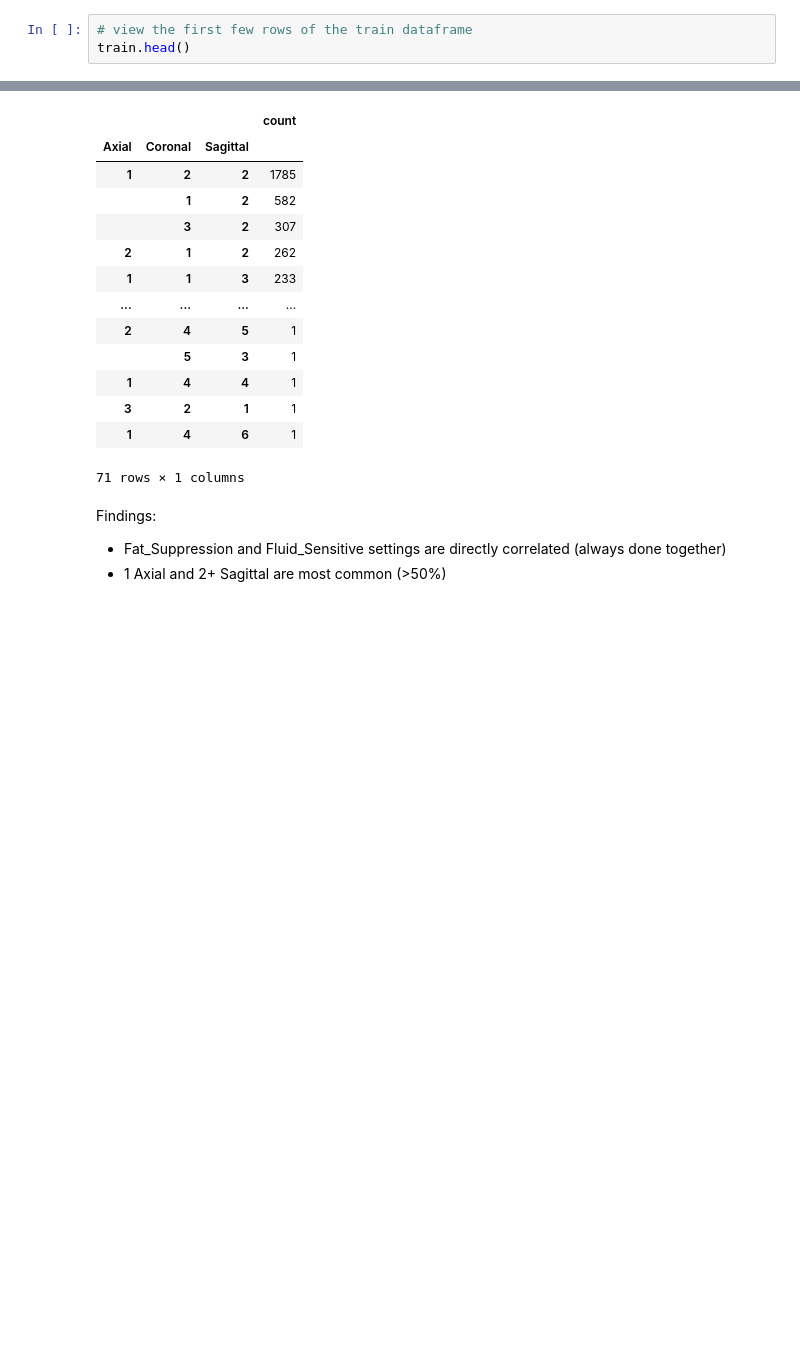
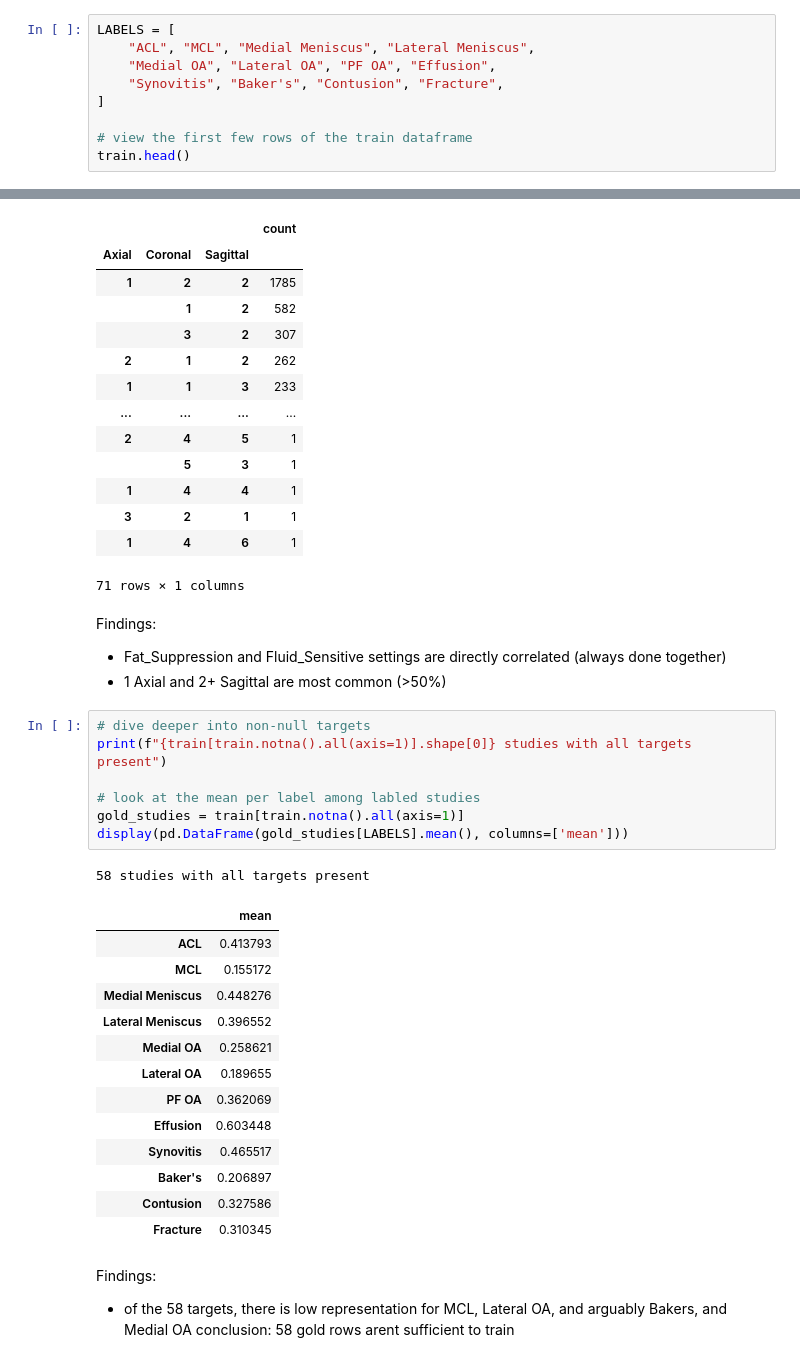
Before and after one commit to paramtully/RSNA-Knee-Abnormality-Detection, a Jupyter notebook: analysis.ipynb, the cells around one changed output, grey strips where cells are left out. Saved outputs shown, nothing was run; the diff lists cells and outputs as text; blank space fills up the shorter version.

```diff
--- a/analysis.ipynb
+++ b/analysis.ipynb
@@ -41,6 +41,12 @@ sample_submission: (3, 13)
 # %% [markdown]
 ~4407 mri exams in train, joined to series (mri sequences) by the exam id
 # %%
+LABELS = [
+    "ACL", "MCL", "Medial Meniscus", "Lateral Meniscus",
+    "Medial OA", "Lateral OA", "PF OA", "Effusion",
+    "Synovitis", "Baker's", "Contusion", "Fracture",
+]
+
 # view the first few rows of the train dataframe
 train.head()
 # %% [output]
@@ -184,3 +217,29 @@ display(pd.DataFrame(pd.crosstab(train_series["StudyInstanceUID"], train_series[
 Findings:
 - Fat_Suppression and Fluid_Sensitive settings are directly correlated (always done together)
 - 1 Axial and 2+ Sagittal are most common (>50%)
+# %%
+# dive deeper into non-null targets
+print(f"{train[train.notna().all(axis=1)].shape[0]} studies with all targets present")
+
+# look at the mean per label among labled studies
+gold_studies = train[train.notna().all(axis=1)]
+display(pd.DataFrame(gold_studies[LABELS].mean(), columns=['mean']))
+# %% [output]
+58 studies with all targets present
+|  | mean |
+| ACL | 0.413793 |
+| MCL | 0.155172 |
+| Medial Meniscus | 0.448276 |
+| Lateral Meniscus | 0.396552 |
+| Medial OA | 0.258621 |
+| Lateral OA | 0.189655 |
+| PF OA | 0.362069 |
+| Effusion | 0.603448 |
+| Synovitis | 0.465517 |
+| Baker's | 0.206897 |
+| Contusion | 0.327586 |
+| Fracture | 0.310345 |
+# %% [markdown]
+Findings:
+- of the 58 targets, there is low representation for MCL, Lateral OA, and arguably Bakers, and Medial OA
+conclusion: 58 gold rows arent sufficient to train
```
Also changed, not shown: parts of 7 cells of this notebook, 1 other file.
